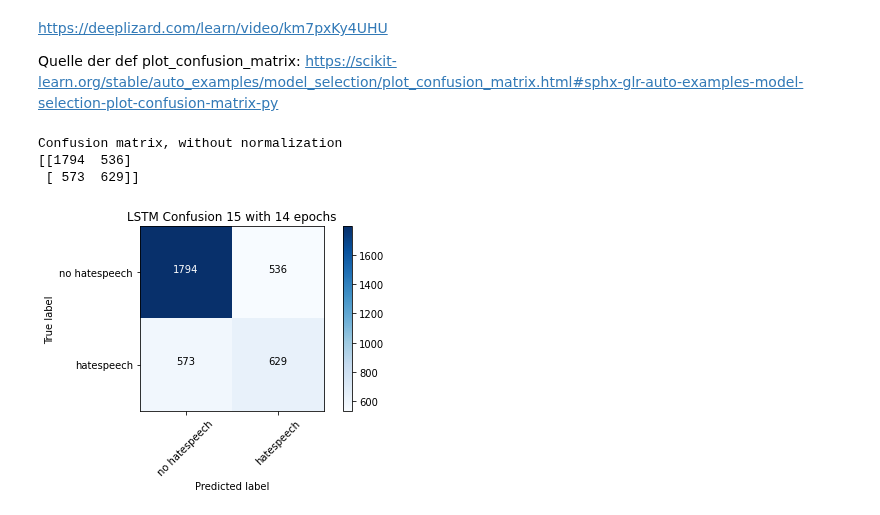
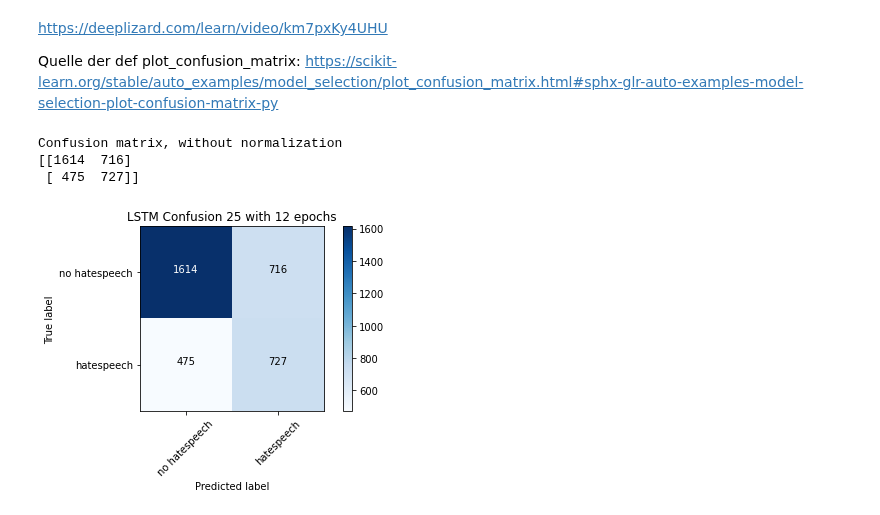
Before and after one commit to BiancaStadl/ProjektarbeitML, a Jupyter notebook: LSTM.ipynb, the cells around one changed output. Drawn from its saved outputs; the diff is of its cells as text; code cells hidden in the pictures.

Commit message:
LSTM 25 with 12 epochs

```diff
--- a/LSTM.ipynb
+++ b/LSTM.ipynb
@@ -445,5 +429,5 @@ callbackEarlyStopping = [
     )
 ]
 # %%
-LSTM16052111AEES.fit(nppadded_training, nptraining_labels, batch_size=batch_size, epochs=training_epochs, validation_split=validation_split, callbacks=[callbackForTB])
+LSTM16052111AEES25.fit(nppadded_training, nptraining_labels, batch_size=batch_size, epochs=training_epochs, validation_split=validation_split, callbacks=[callbackForTB])
 # %% [output]
@@ -485,3 +469,3 @@ metrics_f1) = LSTM16052111AEES.evaluate(nppadded_testing, nptesting_labels, verb
 # %%
-LSTM_predict14 = LSTM16052111AEES.predict(x=nppadded_testing)
+LSTM_predict25AE = LSTM16052111AEES25.predict(x=nppadded_testing)
 # %%
@@ -489,8 +473,8 @@ LSTM_predict14 = LSTM16052111AEES.predict(x=nppadded_testing)
  # print(p)
 # %%
-prediction_rounded14 = np.round(LSTM_predict14)
+prediction_rounded25AE = np.round(LSTM_predict25AE)
 
-#for p in prediction_rounded14:
+#for p in prediction_rounded25AE:
  # print(p)
 
 
@@ -540,13 +524,13 @@ def plot_confusion_matrix(cm, classes,
     plt.ylabel('True label')
     plt.xlabel('Predicted label')
 # %%
-cm = confusion_matrix(y_true=nptesting_labels, y_pred=prediction_rounded14)
+cm = confusion_matrix(y_true=nptesting_labels, y_pred=prediction_rounded25AE)
 # %%
 plot_labels = ['no hatespeech','hatespeech']
 # %%
-plot_confusion_matrix(cm=cm, classes=plot_labels, title='LSTM Confusion 15 with 14 epochs')
+plot_confusion_matrix(cm=cm, classes=plot_labels, title='LSTM Confusion 25 with 12 epochs')
 # %% [output]
 Confusion matrix, without normalization
-[[1794  536]
- [ 573  629]]
+[[1614  716]
+ [ 475  727]]
-[figure, old version]
+[figure, new version]
```
Also changed, not shown: parts of 8 cells of this notebook.
